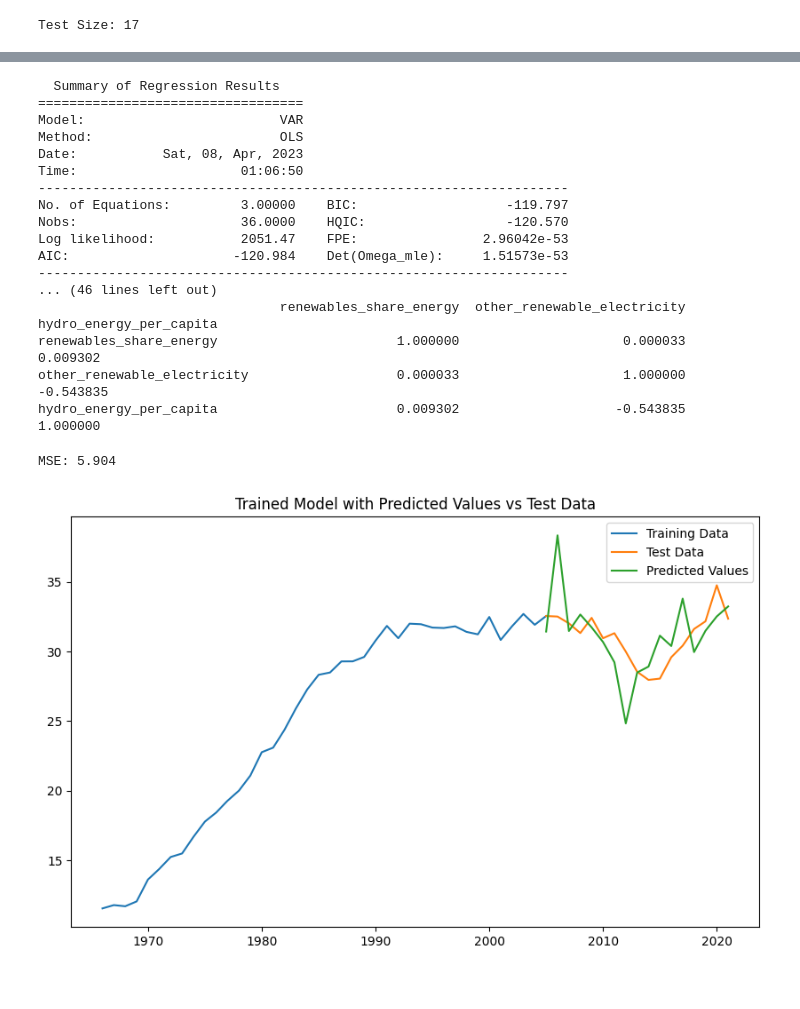
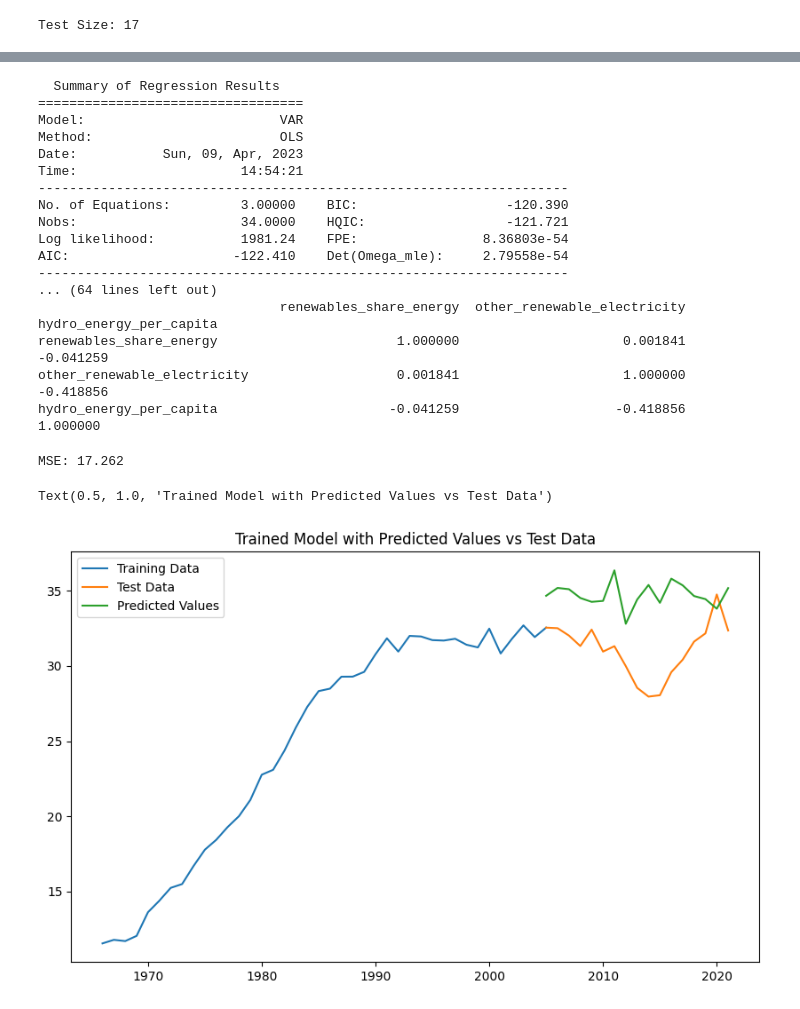
Before and after one commit to boon-keng/mini-project, a Jupyter notebook: DataCleaning.ipynb, the cells around one changed output, grey strips where cells are left out. Drawn from its saved outputs; the diff is of its cells as text; code cells hidden in the pictures.

Commit message:
updated all 3 models parameters

```diff
--- a/DataCleaning.ipynb
+++ b/DataCleaning.ipynb
@@ -779,14 +792,16 @@ We see that it is reasonably stationary and usable for an ARIMA modelling for (1
 sa_df1 = sa_df.copy()
 
 # Split the data into training and testing sets
-train_data = sa_df.loc[:'2015']
-test_data = sa_df.loc['2015':]
+train_data = sa_df.loc[:'2017']
+test_data = sa_df.loc['2017':]
+print(f'Training Size: {len(train_data)}')
+print(f'Test Size: {len(test_data)}')
 
 p_other, d_other, q_other = 1, 2, 1
 p_gas, d_gas, q_gas = 1, 2, 1
 p_hydro, d_hydro, q_hydro = 1, 2, 1
 p_renew, d_renew, q_renew = 1, 2, 1
-p_oil, d_oil, q_oil = 1, 2, 1
+p_oil, d_oil, q_oil = 2, 2, 1
 
 # fit univariate ARIMA models to each exogenous variable (i.e. excluding renewables_share_energy)a
 # select the best hyperparameters based on the AIC
@@ -801,6 +816,9 @@ train_data_combined = pd.concat([train_data['renewables_share_energy'], model_ot
 train_data_combined.columns = sa_df1.columns[:6]
 
 # Fit a multivariate ARIMA model to the combined data
+p = 1
+d = 2
+q = 1
 model = ARIMA(train_data_combined['renewables_share_energy'], exog=train_data_combined.iloc[:, 1:], order=(p, d, q))
 results = model.fit()
 
@@ -974,12 +996,13 @@ Lowest p-value at maxlag of 5 for oil_prod_per_capita: 0.8507610173155378
 We find out that only **other_renewable_electricity** and **hydro_energy_per_capita** at a lenient maxlag allowance of 5 refutes the null hypothesis that the variable Granger-causes a change in renewables_share_energy. Hence we will only stick with these 2 columns and renewables_share_energy
 # %%
 # initialise dataframe for VAR
-var_df = sa_diff2[['renewables_share_energy', 'other_renewable_electricity', 'hydro_energy_per_capita']]
+var_df = sa_df[['renewables_share_energy', 'other_renewable_electricity', 'hydro_energy_per_capita']]
+var_diff = sa_diff2[['renewables_share_energy', 'other_renewable_electricity', 'hydro_energy_per_capita']]
 var_exog = ['other_renewable_electricity', 'hydro_energy_per_capita']
 
 # split data into training and testing sets
-train_data = var_df.loc[:2005]
-test_data = var_df.loc[2005:]
+train_data = var_diff.loc[:2005]
+test_data = var_diff.loc[2005:]
 test_size = len(test_data)
 print(f"Test Size: {test_size}")
 # %% [output]
@@ -1010,26 +1027,26 @@ AIC:  -118.86702689403945
 # %%
-# we use maxlags of 3 as it has the lowest AIC values
-maxlag = 3
+# we use maxlags of 4 as it has the lowest AIC values
+maxlag = 4
 
 # fit the VAR model
 model = VAR(train_data, exog=train_data[var_exog])
-results = model.fit(maxlags=maxlag, ic='aic')
+results = model.fit(maxlags=maxlag)
 results.summary()
 # %% [output]
   Summary of Regression Results
 ==================================
 Model:                         VAR
 Method:                        OLS
-Date:           Sat, 08, Apr, 2023
-Time:                     01:06:50
+Date:           Sun, 09, Apr, 2023
+Time:                     14:54:21
 --------------------------------------------------------------------
-No. of Equations:         3.00000    BIC:                   -119.797
-Nobs:                     36.0000    HQIC:                  -120.570
-Log likelihood:           2051.47    FPE:                2.96042e-53
-AIC:                     -120.984    Det(Omega_mle):     1.51573e-53
+No. of Equations:         3.00000    BIC:                   -120.390
+Nobs:                     34.0000    HQIC:                  -121.721
+Log likelihood:           1981.24    FPE:                8.36803e-54
+AIC:                     -122.410    Det(Omega_mle):     2.79558e-54
 --------------------------------------------------------------------
-... (46 lines left out)
+... (64 lines left out)
                                renewables_share_energy  other_renewable_electricity  hydro_energy_per_capita
-renewables_share_energy                       1.000000                     0.000033                 0.009302
-other_renewable_electricity                   0.000033                     1.000000                -0.543835
-hydro_energy_per_capita                       0.009302                    -0.543835                 1.000000
+renewables_share_energy                       1.000000                     0.001841                -0.041259
+other_renewable_electricity                   0.001841                     1.000000                -0.418856
+hydro_energy_per_capita                      -0.041259                    -0.418856                 1.000000
@@ -1045,17 +1053,29 @@ for i in range(2, len(forecast_renew)+2):
-# %%
-# evaluate forecasts
-mse = mean_squared_error(sa_df['renewables_share_energy'].loc[test_data.index.min():], forecast_renew)
-print('MSE: %.3f' % mse)
-# %% [output]
-MSE: 5.904
+# %%
+def invert_transformation(data_diff, pred):
+    fc = pred.copy()
+    cols = var_df.columns
+    for col in cols:
+        fc[str(col)+'_pred'] = var_df[col].iloc[-1] + fc[str(col)+'_pred'].cumsum()
+    return fc
+
+forecast = pd.DataFrame(results.forecast(test_data.values, exog_future=test_data[var_exog], steps=test_size), columns=var_diff.columns + '_pred')
+
+output = invert_transformation(var_diff, forecast)
+output_renew = pd.DataFrame(output['renewables_share_energy_pred'])
+
+# evaluate forecasts
+mse = mean_squared_error(sa_df['renewables_share_energy'].loc[test_data.index.min():], output_renew)
+print('MSE: %.3f' % mse)
+# %% [output]
+MSE: 17.262
 # %%
 # Plot the results
 fig, ax = plt.subplots(figsize=(10,6))
 ax.plot(sa_df['renewables_share_energy'].loc[:test_data.index.min()], label = 'Training Data')
 ax.plot(test_data.index, sa_df['renewables_share_energy'].loc[test_data.index.min():], label='Test Data')
-ax.plot(test_data.index, forecast_renew, label='Predicted Values')
+ax.plot(test_data.index, output_renew, label='Predicted Values')
 ax.legend()
 ax.set_title('Trained Model with Predicted Values vs Test Data')
-plt.show()
 # %% [output]
+Text(0.5, 1.0, 'Trained Model with Predicted Values vs Test Data')
-[figure, old version]
+[figure, new version]
```
Also changed, not shown: parts of 21 cells of this notebook.
